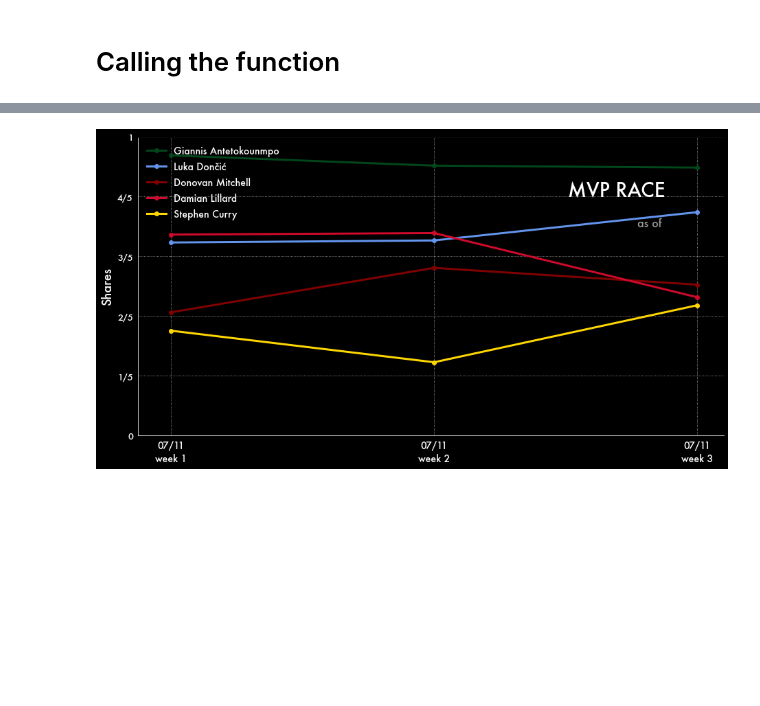
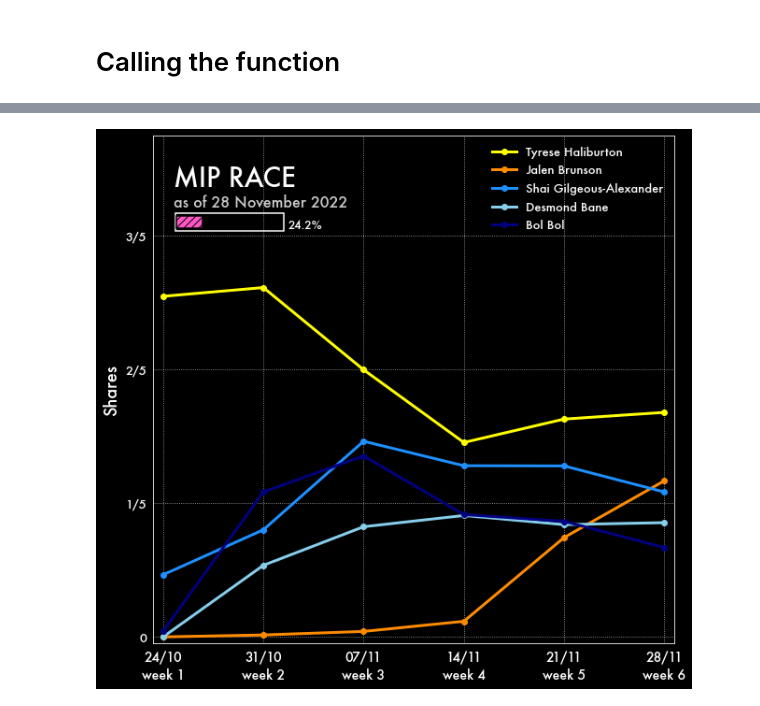
Before and after one commit to martinbog19/nba_ai_awards, a Jupyter notebook: Results/Plotting.ipynb, the cells around one changed output, grey strips where cells are left out. Cells and saved outputs as stored; diff of their text form; code cells hidden in the pictures; blank space fills up the shorter version.

```diff
--- a/Results/Plotting.ipynb
+++ b/Results/Plotting.ipynb
@@ -12,7 +13,7 @@ print('MAKE SURE YOU CHANGE THE WEEK VARIABLE')
 # %% [output]
 MAKE SURE YOU CHANGE THE WEEK VARIABLE
 # %%
-week = 4 # CHANGE THIS
+week = 6 # CHANGE THIS
 date = datetime.now().strftime('%d %B %Y')
 time = datetime.now().strftime('%H:%M:%S')
 print(date + ' ; ' + time)
@@ -175,5 +193,6 @@ def player_race(award, players, week, txtcol = 'white', facecol = 'black', fig_h
     plt.show()
 # %%
-player_race('mvp', ['Giannis Antetokounmpo', 'Luka Dončić', 'Donovan Mitchell', 'Damian Lillard', 'Stephen Curry'], week = 3)
+player_race('mip', ['Tyrese Haliburton', 'Jalen Brunson', 'Shai Gilgeous-Alexander', 'Desmond Bane', 'Bol Bol'], week = 6, legloc = 'best', ymax = 0.75, ncols = 1,
+            save = True)
 # %% [output]
-[figure, old version]
+[figure, new version]
```
Also changed, not shown: parts of 4 cells of this notebook, 32 other files.
